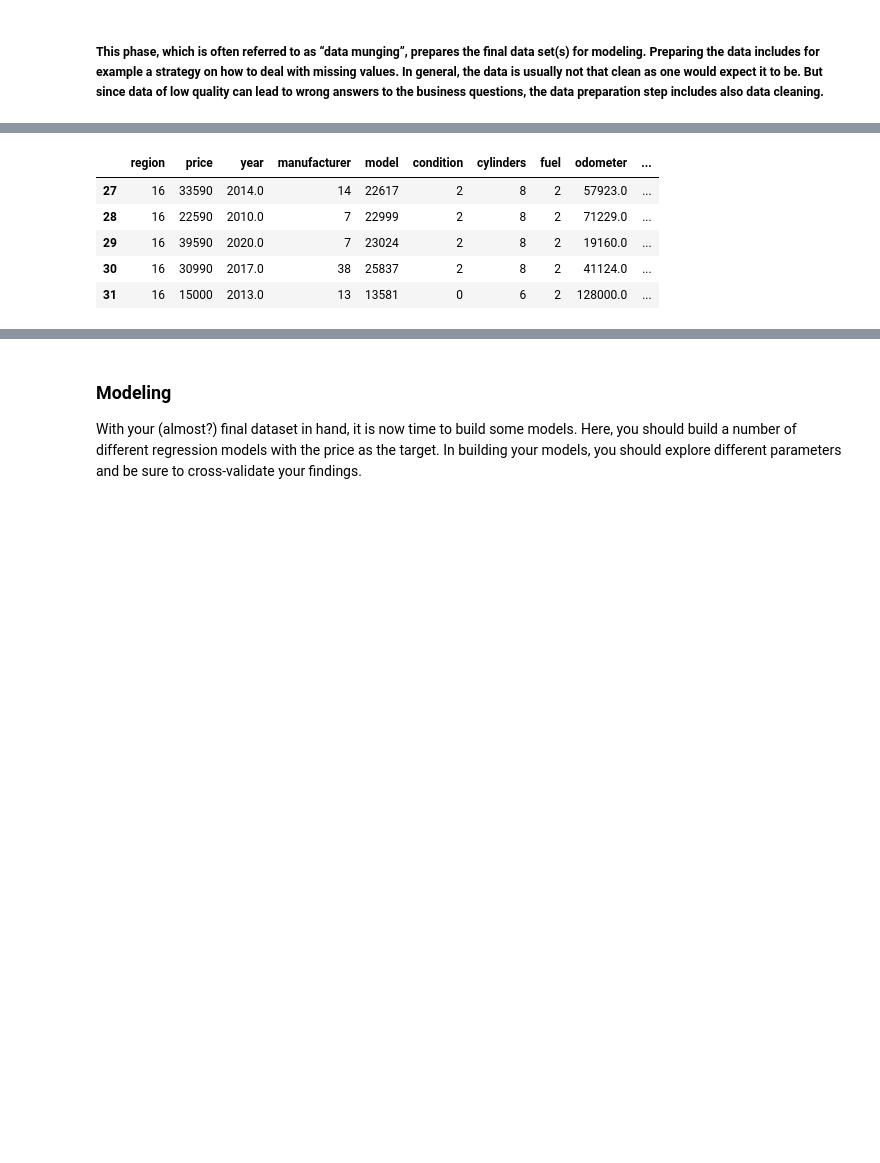
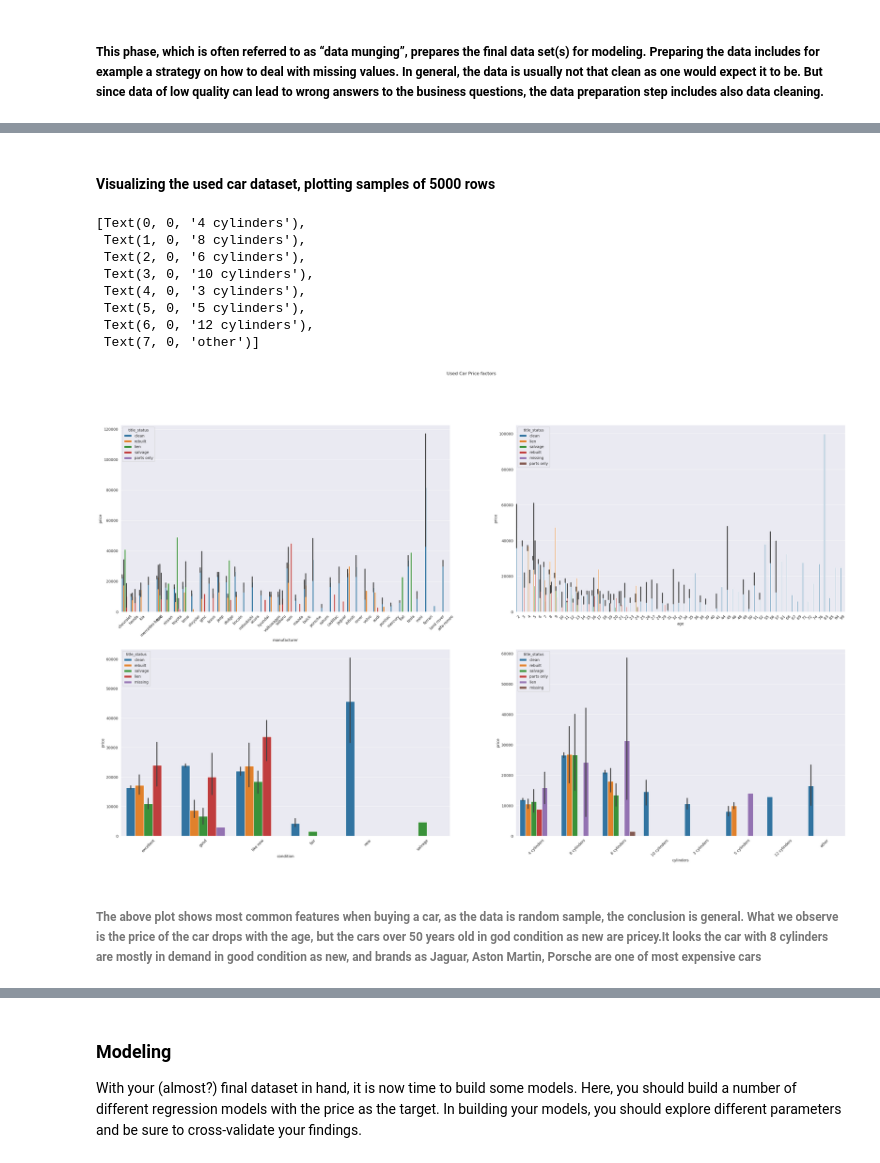
Before and after one commit to PlamenStilyianov/Professional_Certificate_in_ML_and_AI, a Jupyter notebook: Module11/practical_application_II_starter/prompt_II.ipynb, the cells around one changed output, grey strips where cells are left out. Drawn from its saved outputs; the diff is of its cells as text; code cells hidden in the pictures; blank space fills up the shorter version.

```diff
--- a/Module11/practical_application_II_starter/prompt_II.ipynb
+++ b/Module11/practical_application_II_starter/prompt_II.ipynb
@@ -161,23 +167,31 @@ df.head()
-# %%
-# converting category values to numeric
-data = df.copy()
-data['region'] = data.region.astype('category').cat.codes
-data['manufacturer'] = data.manufacturer.astype('category').cat.codes
-data['model'] = data.model.astype('category').cat.codes
-data['condition'] = data.condition.astype('category').cat.codes
-data['fuel'] = data.fuel.astype('category').cat.codes
-data['title_status'] = data.title_status.astype('category').cat.codes
-data['transmission'] = data.transmission.astype('category').cat.codes
-data['drive'] = data.drive.astype('category').cat.codes
-data['type'] = data.type.astype('category').cat.codes
-data['paint_color'] = data.paint_color.astype('category').cat.codes
-data['state'] = data.state.astype('category').cat.codes
-data['cylinders'] = data['cylinders'].apply(lambda x: int('0') if x == 'other' else int(x[0]))
-data.head()
-# %% [output]
-|  | region | price | year | manufacturer | model | condition | cylinders | fuel | odometer | ... |
-| 27 | 16 | 33590 | 2014.0 | 14 | 22617 | 2 | 8 | 2 | 57923.0 | ... |
-| 28 | 16 | 22590 | 2010.0 | 7 | 22999 | 2 | 8 | 2 | 71229.0 | ... |
-| 29 | 16 | 39590 | 2020.0 | 7 | 23024 | 2 | 8 | 2 | 19160.0 | ... |
-| 30 | 16 | 30990 | 2017.0 | 38 | 25837 | 2 | 8 | 2 | 41124.0 | ... |
-| 31 | 16 | 15000 | 2013.0 | 13 | 13581 | 0 | 6 | 2 | 128000.0 | ... |
+# %% [markdown]
+#### Visualizing the used car dataset, plotting samples of 5000 rows
+# %%
+fig, axes = plt.subplots(2, 2, figsize=(35, 20))
+fig.suptitle('Used Car Price factors')
+coupon_plot_m = sns.barplot(ax=axes[0,0], x='manufacturer', y ='price', hue='title_status', data=df_clean.sample(5000) )
+coupon_plot_m.set_xticklabels( coupon_plot_m.get_xticklabels(), rotation=45);
+
+
+coupon_plot_a = sns.barplot(ax=axes[0,1], x='age', y ='price', hue='title_status', data=df_clean.sample(5000))
+coupon_plot_a.set_xticklabels( coupon_plot_a.get_xticklabels(), rotation=45);
+
+
+coupon_plot_c = sns.barplot(ax=axes[1,0], x='condition', y ='price', hue='title_status', data=df_clean.sample(5000))
+coupon_plot_c.set_xticklabels(coupon_plot_c.get_xticklabels(), rotation=45);
+
+
+coupon_plot_cy = sns.barplot(ax=axes[1,1], x='cylinders', y ='price', hue='title_status', data=df_clean.sample(5000))
+coupon_plot_cy.set_xticklabels(coupon_plot_cy.get_xticklabels(),  rotation=45)
+# %% [output]
+[Text(0, 0, '4 cylinders'),
+ Text(1, 0, '8 cylinders'),
+ Text(2, 0, '6 cylinders'),
+ Text(3, 0, '10 cylinders'),
+ Text(4, 0, '3 cylinders'),
+ Text(5, 0, '5 cylinders'),
+ Text(6, 0, '12 cylinders'),
+ Text(7, 0, 'other')]
+[figure, added]
+# %% [markdown]
+###### The above plot shows most common features when buying a car, as the data is random sample, the conclusion is general. What we observe is the price of the car drops with the age, but the cars over 50 years old in god condition as new are pricey.It looks the car with 8 cylinders are mostly in demand in good condition as new, and brands as Jaguar, Aston Martin, Porsche are one of most expensive cars
```
Also changed, not shown: parts of 53 cells of this notebook, 5 other files.
